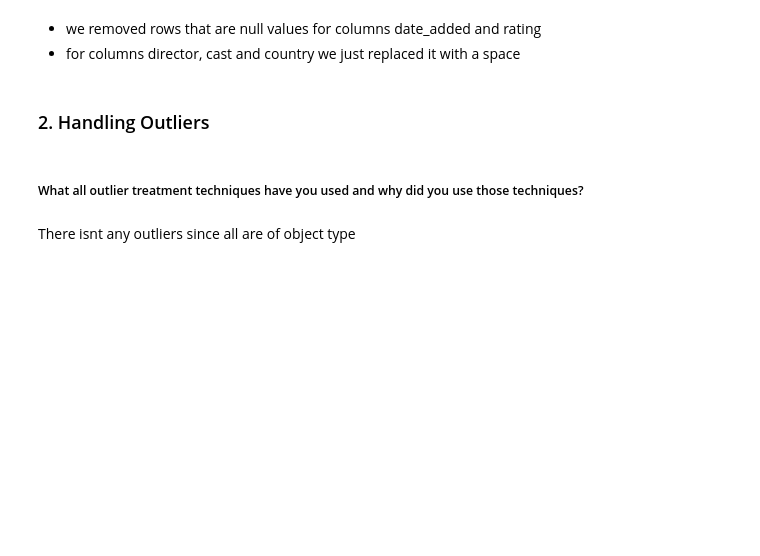
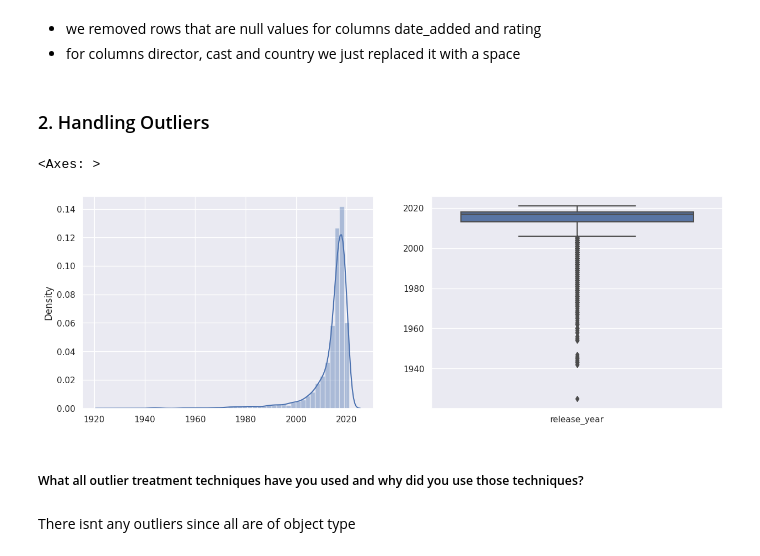
Before and after one commit to albin2122/Netflix-Movies-And-TV-Shows-Clustering, a Jupyter notebook: Netflix_Movies_And_TV_Shows_Clustering.ipynb, the cells around one changed output. Cells and saved outputs as stored; diff of their text form; code cells hidden in the pictures; blank space fills up the shorter version.

```diff
--- a/Netflix_Movies_And_TV_Shows_Clustering.ipynb
+++ b/Netflix_Movies_And_TV_Shows_Clustering.ipynb
@@ -938,3 +936,14 @@ dtype: int64
+# %%
+# Handling Outliers & Outlier treatments
+# plotting graph
+fig,ax = plt.subplots(1,2, figsize=(15,5))
+
+# Display boxplot and dist plot.
+sns.distplot(x=netflix_df['release_year'], ax=ax[0])
+sns.boxplot(data=netflix_df, ax=ax[1])
+# %% [output]
+<Axes: >
+[figure, added]
 # %% [markdown]
 ##### What all outlier treatment techniques have you used and why did you use those techniques?
 # %% [markdown]
```
Also changed, not shown: parts of 12 cells of this notebook.
